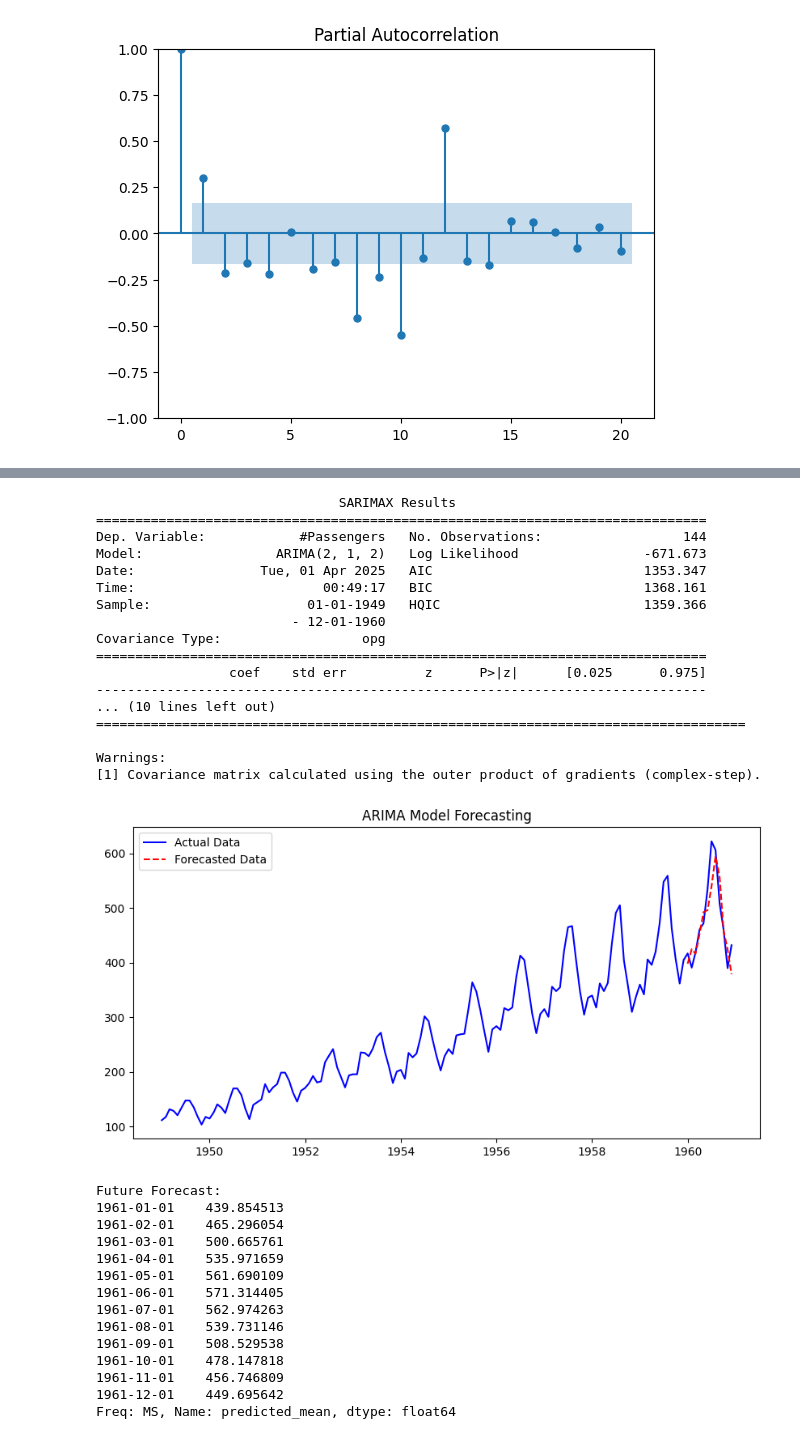
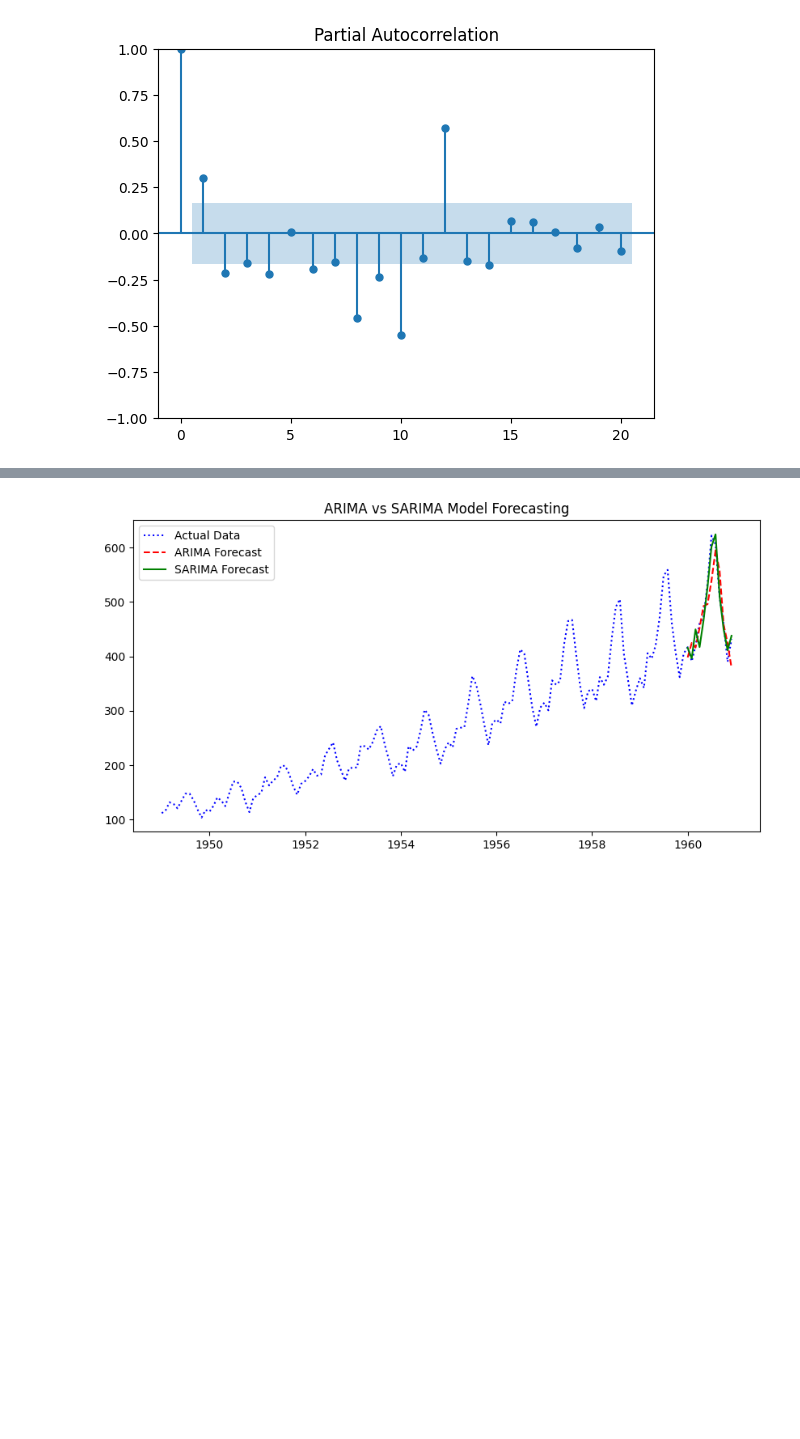
Before and after one commit to SubashiniB181203/Time-Series-Analysis-Lab, a Jupyter notebook: 221501145_TSA_exp8.ipynb, the cells around one changed output, grey strips where cells are left out. Drawn from its saved outputs; the diff is of its cells as text; code cells hidden in the pictures; blank space fills up the shorter version.

```diff
--- a/221501145_TSA_exp8.ipynb
+++ b/221501145_TSA_exp8.ipynb
@@ -58,6 +59,9 @@ plt.show()
 [figure]
 [figure]
 # %%
-# Fit ARIMA Model (Tune (p, d, q) based on ACF/PACF)
-model = ARIMA(df["#Passengers"], order=(2, 1, 2))  # Example: p=2, d=1, q=2 # Changed df to df["Weekly_Sales"] to select the relevant column
-model_fit = model.fit()
+# Fit ARIMA Model
+arima_model = ARIMA(df, order=(2, 1, 2))  # Example: p=2, d=1, q=2
+arima_fit = arima_model.fit()
+print(arima_fit.summary())
+
+df["ARIMA_Forecast"] = arima_fit.predict(start=len(df)-12, end=len(df)-1, dynamic=False)
@@ -63,0 +86,7 @@ model_fit = model.fit()
+# %%
+# Fit SARIMA Model
+sarima_model = SARIMAX(df["#Passengers"], order=(2, 1, 2), seasonal_order=(1, 1, 1, 12))  # Example seasonal parameters
+sarima_fit = sarima_model.fit()
+print(sarima_fit.summary())
+
+df["SARIMA_Forecast"] = sarima_fit.predict(start=len(df)-12, end=len(df)-1, dynamic=False)
@@ -64,55 +111,11 @@ model_fit = model.fit()
 # %%
-# Print summary
-print(model_fit.summary())
-
-# Make predictions
-df["Forecast"] = model_fit.predict(start=len(df)-12, end=len(df)-1, dynamic=False)
-
 # Plot actual vs forecast
 plt.figure(figsize=(10, 5))
-plt.plot(df["#Passengers"], label="Actual Data", color="blue")
-plt.plot(df["Forecast"], label="Forecasted Data", linestyle="dashed", color="red")
+plt.plot(df["#Passengers"], label="Actual Data", linestyle="dotted", color="blue")
+plt.plot(df["ARIMA_Forecast"], label="ARIMA Forecast", linestyle="dashed", color="red")
+plt.plot(df["SARIMA_Forecast"], label="SARIMA Forecast", color="green")
 plt.legend()
-plt.title("ARIMA Model Forecasting")
+plt.title("ARIMA vs SARIMA Model Forecasting")
 plt.show()
-
-# Forecast Future Values
-future_steps = 12  # Predict next 12 months
-forecast = model_fit.forecast(steps=future_steps)
-
-# Print forecast values
-print("Future Forecast:")
-print(forecast)
 # %% [output]
-                               SARIMAX Results
-==============================================================================
-Dep. Variable:            #Passengers   No. Observations:                  144
-Model:                 ARIMA(2, 1, 2)   Log Likelihood                -671.673
-Date:                Tue, 01 Apr 2025   AIC                           1353.347
-Time:                        00:49:17   BIC                           1368.161
-Sample:                    01-01-1949   HQIC                          1359.366
-                         - 12-01-1960
-Covariance Type:                  opg
-==============================================================================
-                 coef    std err          z      P>|z|      [0.025      0.975]
-------------------------------------------------------------------------------
-... (10 lines left out)
-===================================================================================
-
-Warnings:
-[1] Covariance matrix calculated using the outer product of gradients (complex-step).
-[figure, old version]
+[figure, new version]
-Future Forecast:
-1961-01-01    439.854513
-1961-02-01    465.296054
-1961-03-01    500.665761
-1961-04-01    535.971659
-1961-05-01    561.690109
-1961-06-01    571.314405
-1961-07-01    562.974263
-1961-08-01    539.731146
-1961-09-01    508.529538
-1961-10-01    478.147818
-1961-11-01    456.746809
-1961-12-01    449.695642
-Freq: MS, Name: predicted_mean, dtype: float64
```
Also changed, not shown: parts of 8 cells of this notebook.
